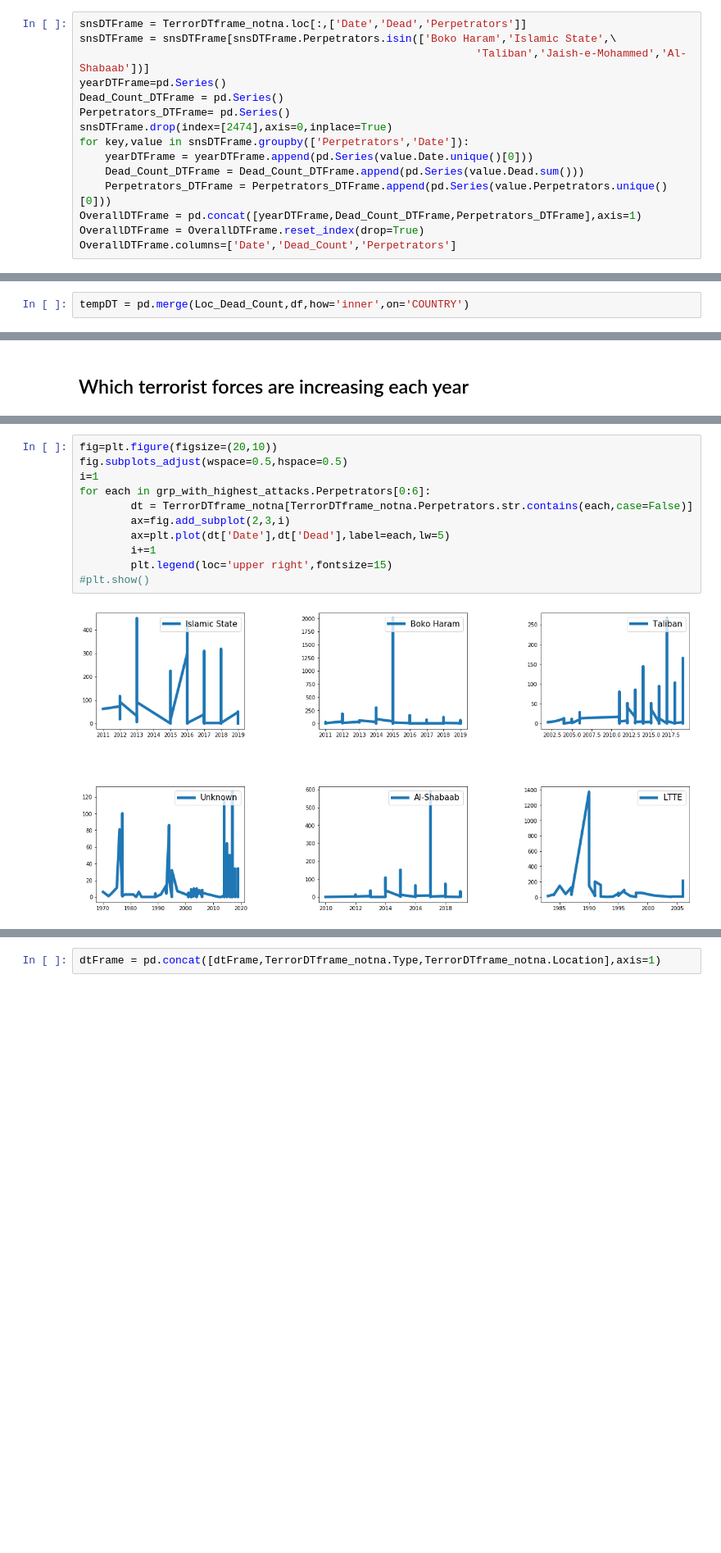
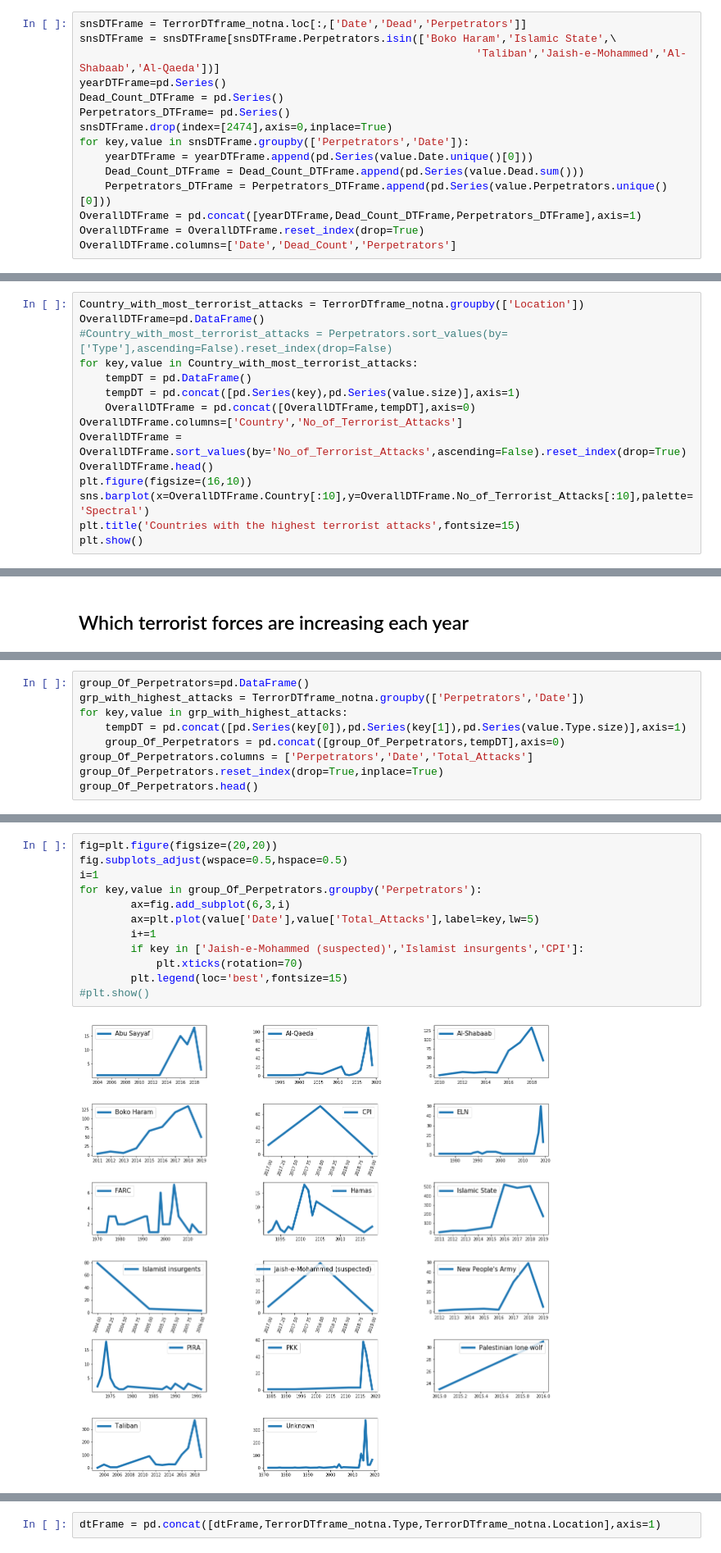
Before and after one commit to SupChanda/Predicting-perpetrators-of-global-terrorism, a Jupyter notebook: Predicting Perpetrator using Machine Learning algorithm.ipynb, the cells around one changed output, grey strips where cells are left out. Shown at 82% size. Saved outputs shown, nothing was run; the diff lists cells and outputs as text; blank space fills up the shorter version.

```diff
--- a/Predicting Perpetrator using Machine Learning algorithm.ipynb
+++ b/Predicting Perpetrator using Machine Learning algorithm.ipynb
@@ -173,7 +248,7 @@ plt.show()
 # %%
 snsDTFrame = TerrorDTframe_notna.loc[:,['Date','Dead','Perpetrators']]
 snsDTFrame = snsDTFrame[snsDTFrame.Perpetrators.isin(['Boko Haram','Islamic State',\
-                                                              'Taliban','Jaish-e-Mohammed','Al-Shabaab'])]
+                                                              'Taliban','Jaish-e-Mohammed','Al-Shabaab','Al-Qaeda'])]
 yearDTFrame=pd.Series()
 Dead_Count_DTFrame = pd.Series()
 Perpetrators_DTFrame= pd.Series()
@@ -369,2 +401,0 @@ Loc_Dead_Count.head()
-# %%
-tempDT = pd.merge(Loc_Dead_Count,df,how='inner',on='COUNTRY')
@@ -407,0 +404,15 @@ plot(fig,validate=False, filename='d3-world-map.html')
+# %%
+Country_with_most_terrorist_attacks = TerrorDTframe_notna.groupby(['Location'])
+OverallDTFrame=pd.DataFrame()
+#Country_with_most_terrorist_attacks = Perpetrators.sort_values(by=['Type'],ascending=False).reset_index(drop=False)
+for key,value in Country_with_most_terrorist_attacks:
+    tempDT = pd.DataFrame()
+    tempDT = pd.concat([pd.Series(key),pd.Series(value.size)],axis=1)
+    OverallDTFrame = pd.concat([OverallDTFrame,tempDT],axis=0)
+OverallDTFrame.columns=['Country','No_of_Terrorist_Attacks']
+OverallDTFrame = OverallDTFrame.sort_values(by='No_of_Terrorist_Attacks',ascending=False).reset_index(drop=True)
+OverallDTFrame.head()
+plt.figure(figsize=(16,10))
+sns.barplot(x=OverallDTFrame.Country[:10],y=OverallDTFrame.No_of_Terrorist_Attacks[:10],palette='Spectral')
+plt.title('Countries with the highest terrorist attacks',fontsize=15)
+plt.show()
@@ -573,0 +549,9 @@ grp_with_highest_attacks[0:6]
+# %%
+group_Of_Perpetrators=pd.DataFrame()
+grp_with_highest_attacks = TerrorDTframe_notna.groupby(['Perpetrators','Date'])
+for key,value in grp_with_highest_attacks:
+    tempDT = pd.concat([pd.Series(key[0]),pd.Series(key[1]),pd.Series(value.Type.size)],axis=1)
+    group_Of_Perpetrators = pd.concat([group_Of_Perpetrators,tempDT],axis=0)
+group_Of_Perpetrators.columns = ['Perpetrators','Date','Total_Attacks']
+group_Of_Perpetrators.reset_index(drop=True,inplace=True)
+group_Of_Perpetrators.head()
@@ -574,13 +565,14 @@ grp_with_highest_attacks[0:6]
 # %%
-fig=plt.figure(figsize=(20,10))
+fig=plt.figure(figsize=(20,20))
 fig.subplots_adjust(wspace=0.5,hspace=0.5)
 i=1
-for each in grp_with_highest_attacks.Perpetrators[0:6]:
-        dt = TerrorDTframe_notna[TerrorDTframe_notna.Perpetrators.str.contains(each,case=False)]
-        ax=fig.add_subplot(2,3,i)
-        ax=plt.plot(dt['Date'],dt['Dead'],label=each,lw=5)
+for key,value in group_Of_Perpetrators.groupby('Perpetrators'):
+        ax=fig.add_subplot(6,3,i)
+        ax=plt.plot(value['Date'],value['Total_Attacks'],label=key,lw=5)
         i+=1
-        plt.legend(loc='upper right',fontsize=15)
+        if key in ['Jaish-e-Mohammed (suspected)','Islamist insurgents','CPI']:
+            plt.xticks(rotation=70)
+        plt.legend(loc='best',fontsize=15)
 #plt.show()
 # %% [output]
-[figure, old version]
+[figure, new version]
```
Also changed, not shown: parts of 78 cells of this notebook, 2 other files.
